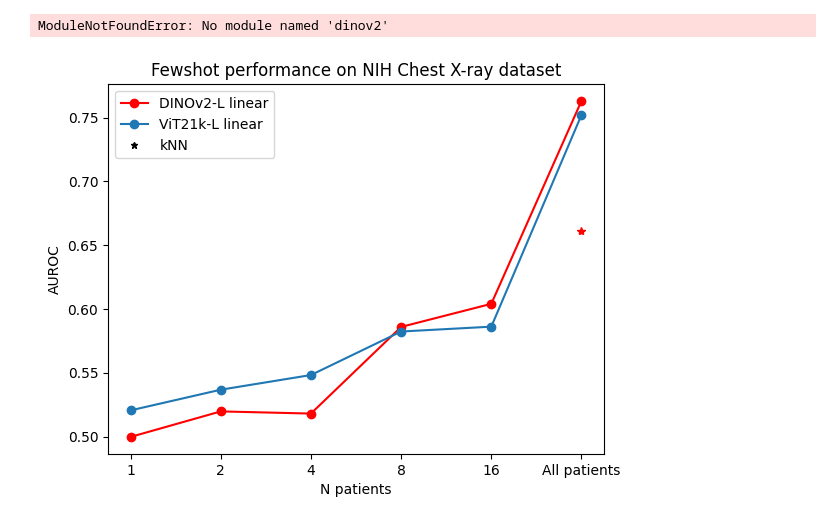
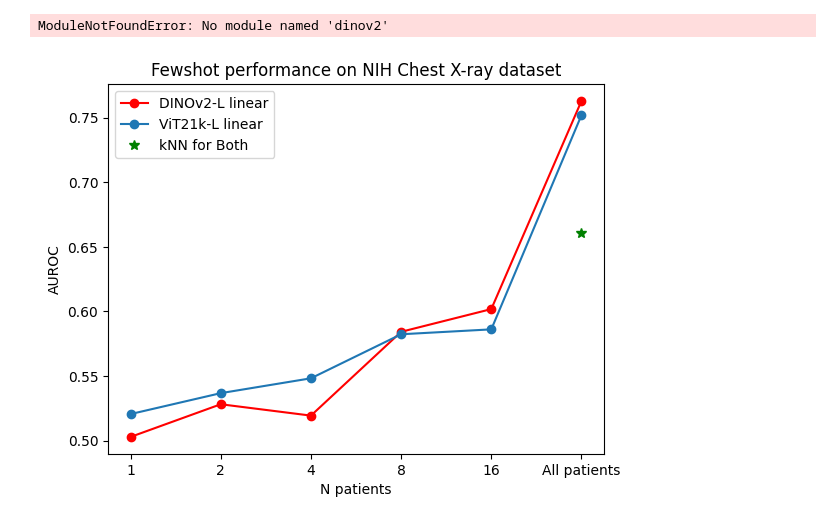
Before and after one commit to MohammedSB/DINOv2ForRadiology, a Jupyter notebook: dinov2/visualization/generate_vis.ipynb, the cells around one changed output. Drawn from its saved outputs; the diff is of its cells as text; code cells hidden in the pictures.

```diff
--- a/dinov2/visualization/generate_vis.ipynb
+++ b/dinov2/visualization/generate_vis.ipynb
@@ -38,30 +38,30 @@ ModuleNotFoundError: No module named 'dinov2'
 # %%
 import matplotlib.pyplot as plt
 import matplotlib.lines as mlines
 
 x = [1, 2, 4, 8, 16, "All patients"]
-y_dinov2 = [0.4997, 0.5197, 0.5180, 0.5859, 0.6040, 0.763]
+y_dinov2 = [0.5028, 0.5281, 0.5193, 0.5842, 0.6018, 0.763]
 y_imagenet = [0.5205, 0.5367, 0.5482, 0.5823, 0.5861, 0.752]
 
 
 # Create the plot
 ln1, = plt.plot(x, y_dinov2, marker='o', label="DINOv2-L linear", color="red")
 ln2, = plt.plot(x, y_imagenet, marker='o', label="ViT21k-L linear")
-black_star = mlines.Line2D([], [], color='black', marker='*', linestyle='None',
-                            markersize=5, label='kNN')
+black_star = mlines.Line2D([], [], color='green', marker='*', linestyle='None',
+                            markersize=7.5, label='kNN for Both')
 
 # Add title and labels
 plt.title('Fewshot performance on NIH Chest X-ray dataset')
 plt.xlabel('N patients')
 plt.ylabel('AUROC')
 
 knn_x = ["All patients"]
 knn_y = [0.661]
-plt.plot(knn_x, knn_y, marker='*', color="red")
+plt.plot(knn_x, knn_y, marker='*', color="green", markersize=7.5)
 
 plt.legend(handles=[ln1, ln2, black_star], loc="upper left")
 
 # Show the plot
 plt.show()
 # %% [output]
-[figure, old version]
+[figure, new version]
```
Also changed, not shown: 6 other files.
